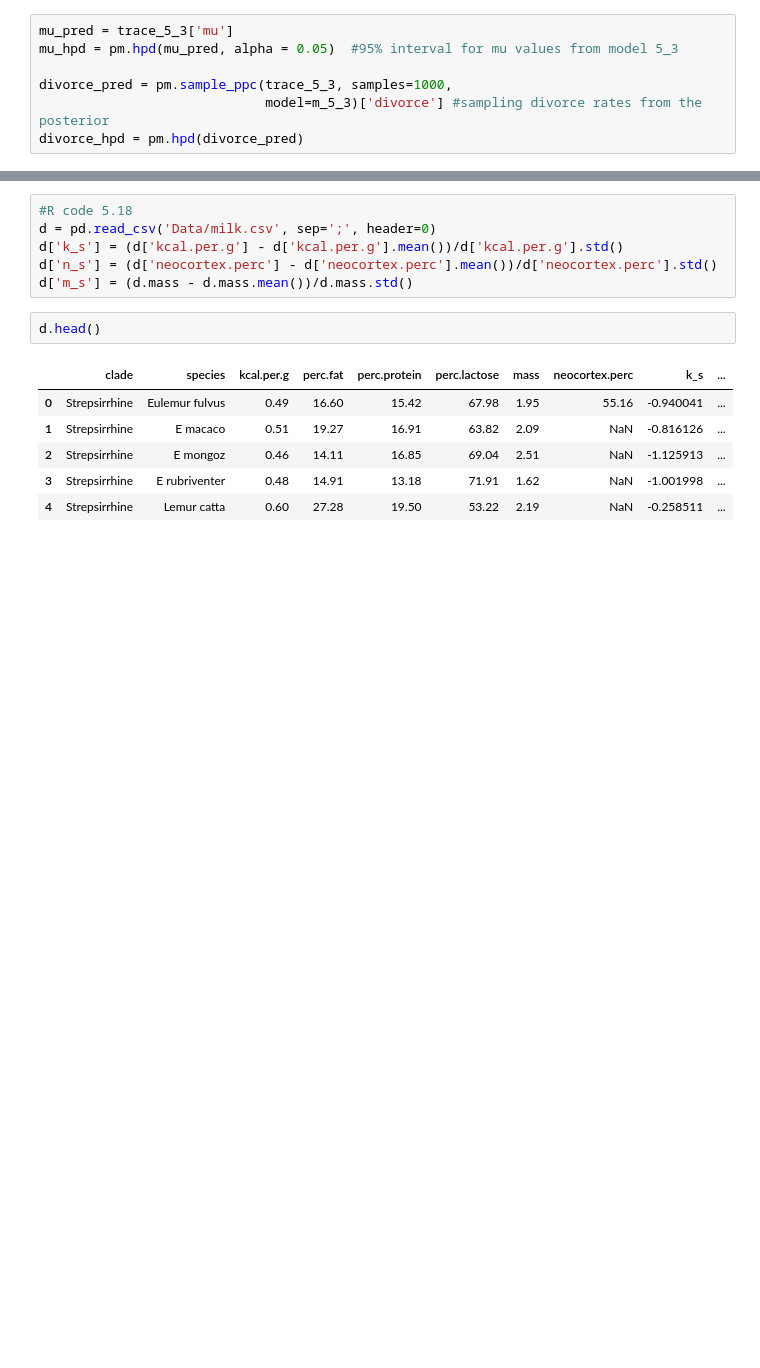
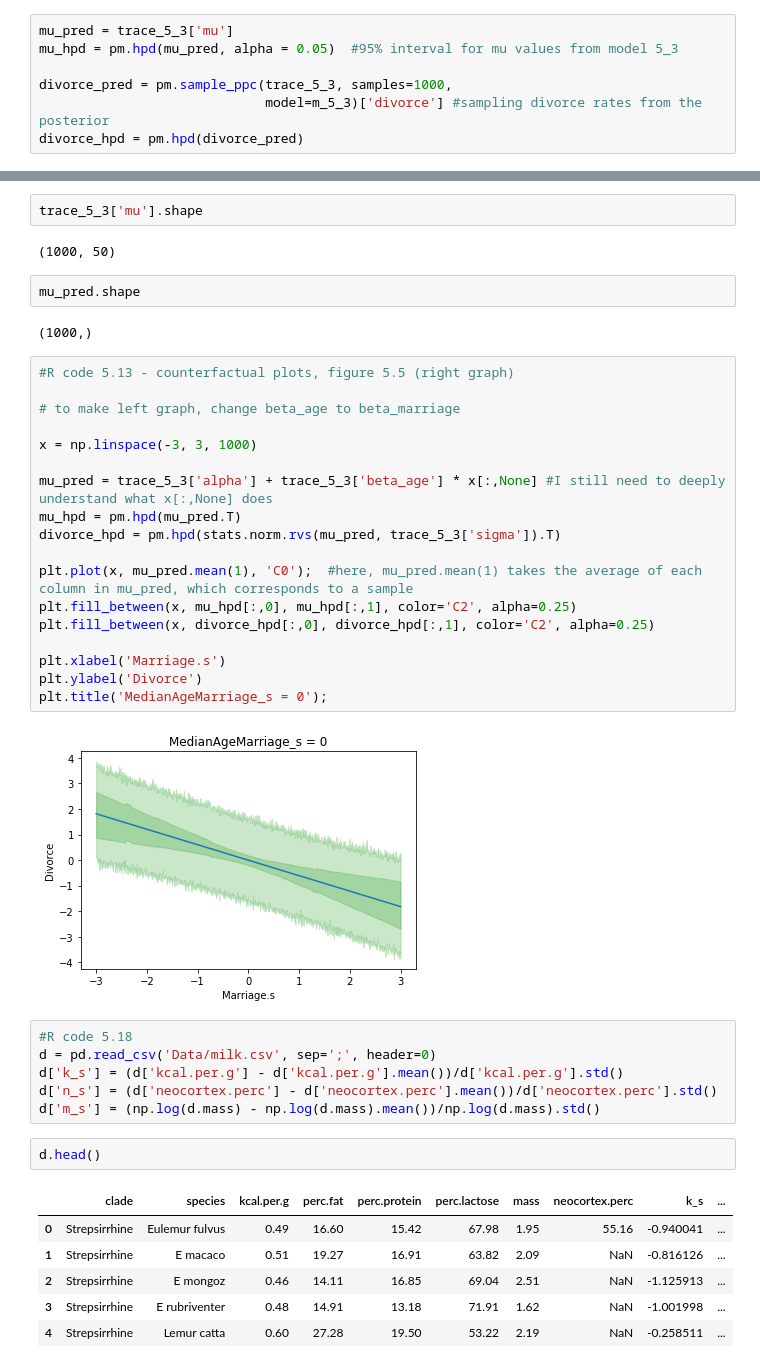
Before and after one commit to mikeviotti/Statistical_Rethinking_MV, a Jupyter notebook: Chapter_5.ipynb, the cells around one changed output, grey strips where cells are left out. Cells and saved outputs as stored; diff of their text form; blank space fills up the shorter version.

```diff
--- a/Chapter_5.ipynb
+++ b/Chapter_5.ipynb
@@ -237,9 +237,37 @@ plt.ylabel('Predicted divorce', fontsize=14);
+# %%
+trace_5_3['mu'].shape
+# %% [output]
+(1000, 50)
+# %%
+mu_pred.shape
+# %% [output]
+(1000,)
+# %%
+#R code 5.13 - counterfactual plots, figure 5.5 (right graph)
+
+# to make left graph, change beta_age to beta_marriage
+
+x = np.linspace(-3, 3, 1000)
+
+mu_pred = trace_5_3['alpha'] + trace_5_3['beta_age'] * x[:,None] #I still need to deeply understand what x[:,None] does
+mu_hpd = pm.hpd(mu_pred.T)
+divorce_hpd = pm.hpd(stats.norm.rvs(mu_pred, trace_5_3['sigma']).T)
+
+plt.plot(x, mu_pred.mean(1), 'C0');  #here, mu_pred.mean(1) takes the average of each column in mu_pred, which corresponds to a sample
+plt.fill_between(x, mu_hpd[:,0], mu_hpd[:,1], color='C2', alpha=0.25)
+plt.fill_between(x, divorce_hpd[:,0], divorce_hpd[:,1], color='C2', alpha=0.25)
+
+plt.xlabel('Marriage.s')
+plt.ylabel('Divorce')
+plt.title('MedianAgeMarriage_s = 0');
+# %% [output]
+[figure, added]
 # %%
 #R code 5.18
 d = pd.read_csv('Data/milk.csv', sep=';', header=0)
 d['k_s'] = (d['kcal.per.g'] - d['kcal.per.g'].mean())/d['kcal.per.g'].std()
 d['n_s'] = (d['neocortex.perc'] - d['neocortex.perc'].mean())/d['neocortex.perc'].std()
-d['m_s'] = (d.mass - d.mass.mean())/d.mass.std()
+d['m_s'] = (np.log(d.mass) - np.log(d.mass).mean())/np.log(d.mass).std()
 # %%
 d.head()
 # %% [output]
```
Also changed, not shown: parts of 50 cells of this notebook, 3 other files.
